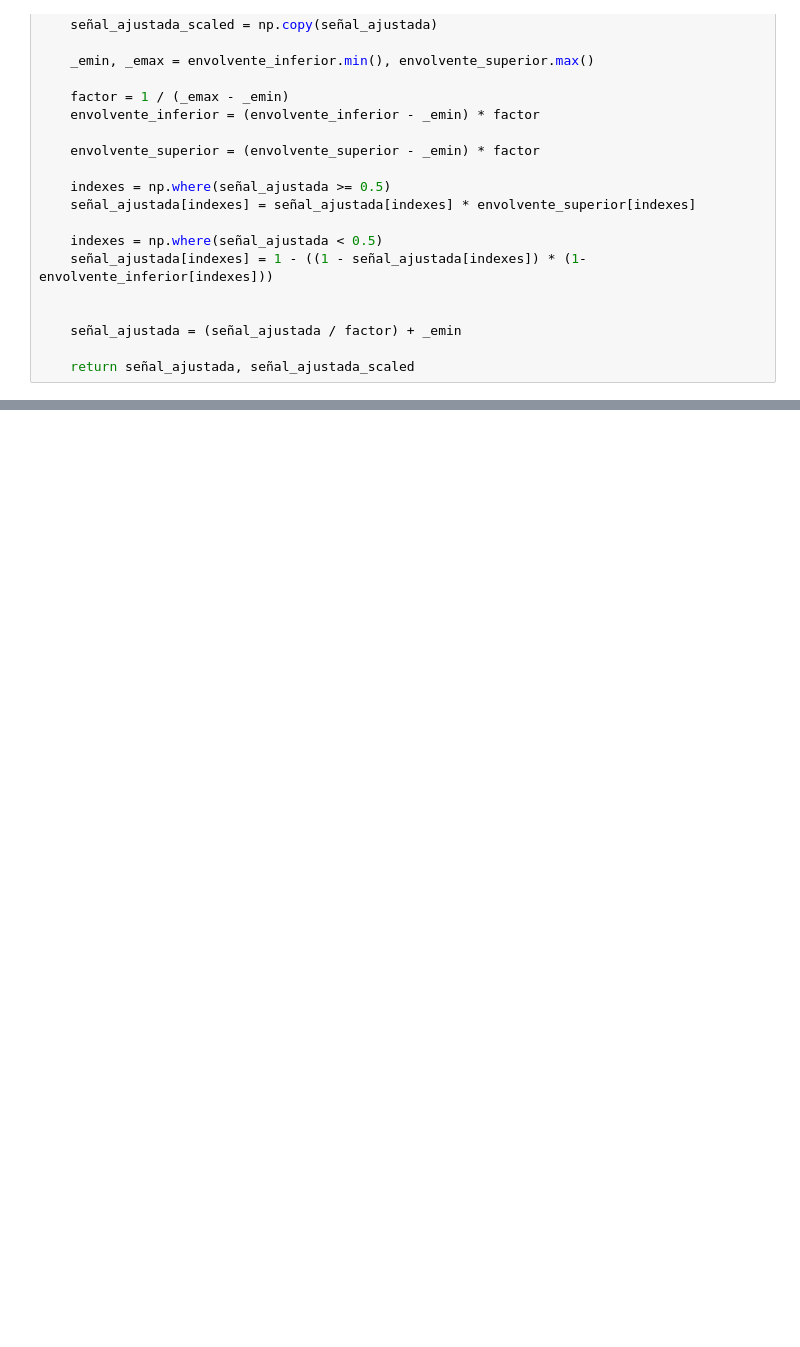
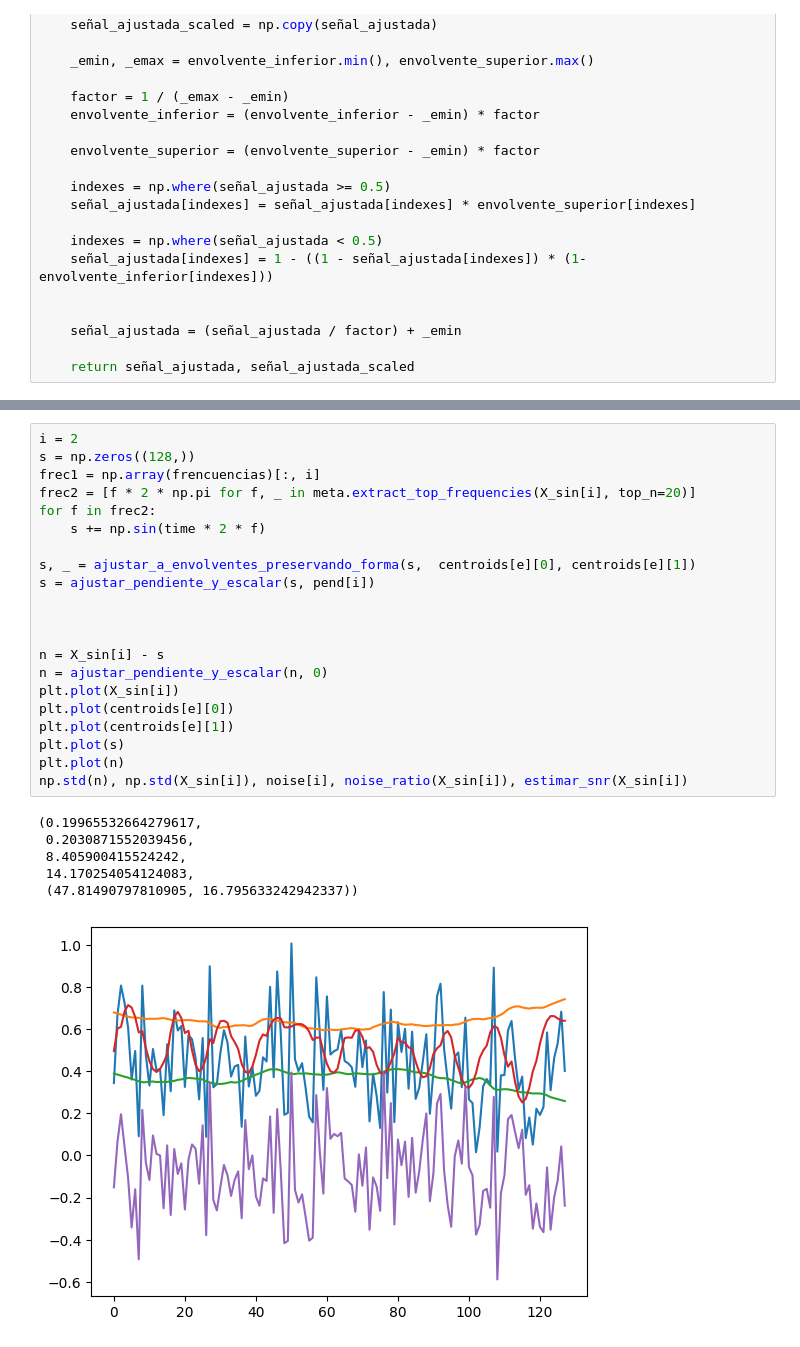
Before and after one commit to dasolma/diffLIME, a Jupyter notebook: src/phm_framework/notebooks/Generate Signal DS.ipynb, the cells around one changed output, grey strips where cells are left out. Saved outputs shown, nothing was run; the diff lists cells and outputs as text; blank space fills up the shorter version.

```diff
--- a/src/phm_framework/notebooks/Generate Signal DS.ipynb
+++ b/src/phm_framework/notebooks/Generate Signal DS.ipynb
@@ -482,0 +494,28 @@ plt.plot(centroids[e][1])
+# %%
+i = 2
+s = np.zeros((128,))
+frec1 = np.array(frencuencias)[:, i]
+frec2 = [f * 2 * np.pi for f, _ in meta.extract_top_frequencies(X_sin[i], top_n=20)]
+for f in frec2:
+    s += np.sin(time * 2 * f)
+
+s, _ = ajustar_a_envolventes_preservando_forma(s,  centroids[e][0], centroids[e][1])
+s = ajustar_pendiente_y_escalar(s, pend[i])
+
+
+
+n = X_sin[i] - s
+n = ajustar_pendiente_y_escalar(n, 0)
+plt.plot(X_sin[i])
+plt.plot(centroids[e][0])
+plt.plot(centroids[e][1])
+plt.plot(s)
+plt.plot(n)
+np.std(n), np.std(X_sin[i]), noise[i], noise_ratio(X_sin[i]), estimar_snr(X_sin[i])
+# %% [output]
+(0.19965532664279617,
+ 0.2030871552039456,
+ 8.405900415524242,
+ 14.170254054124083,
+ (47.81490797810905, 16.795633242942337))
+[figure, added]
```
Also changed, not shown: parts of 6 cells of this notebook, 3 other files.
